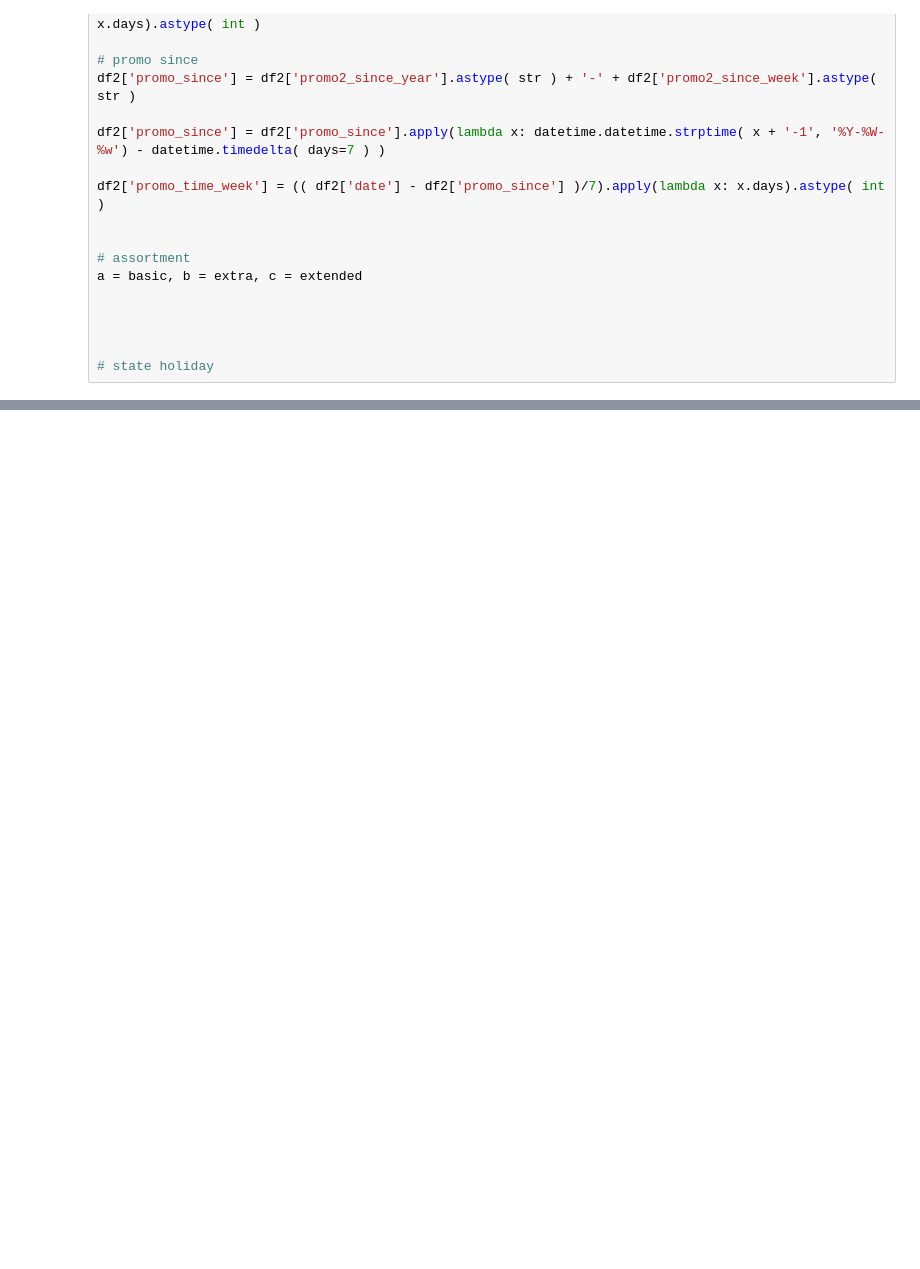
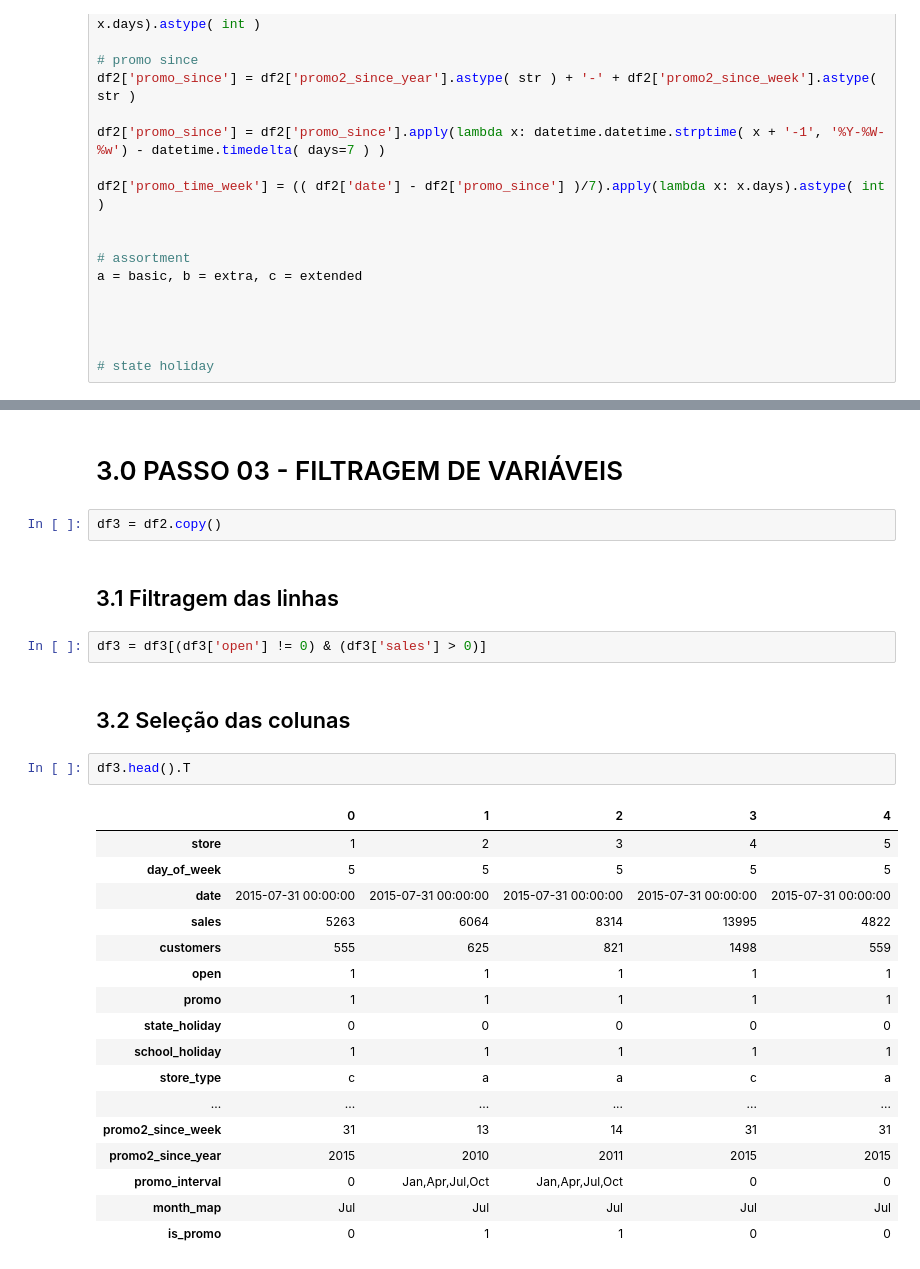
Before and after one commit to laioespinheira/rossmann_sales_prediction, a Jupyter notebook: m03_v01_store_sales_prediction.ipynb, the cells around one changed output, grey strips where cells are left out. Drawn from its saved outputs; the diff is of its cells as text; blank space fills up the shorter version.

Commit message:
add filtragem de variveis

```diff
--- a/m03_v01_store_sales_prediction.ipynb
+++ b/m03_v01_store_sales_prediction.ipynb
@@ -333,0 +316,30 @@ df2.head().T
+# %% [markdown]
+# 3.0 PASSO 03 - FILTRAGEM DE VARIÁVEIS
+# %%
+df3 = df2.copy()
+# %% [markdown]
+## 3.1 Filtragem das linhas
+# %%
+df3 = df3[(df3['open'] != 0) & (df3['sales'] > 0)]
+# %% [markdown]
+## 3.2 Seleção das colunas
+# %%
+df3.head().T
+# %% [output]
+|  | 0 | 1 | 2 | 3 | 4 |
+| store | 1 | 2 | 3 | 4 | 5 |
+| day_of_week | 5 | 5 | 5 | 5 | 5 |
+| date | 2015-07-31 00:00:00 | 2015-07-31 00:00:00 | 2015-07-31 00:00:00 | 2015-07-31 00:00:00 | 2015-07-31 00:00:00 |
+| sales | 5263 | 6064 | 8314 | 13995 | 4822 |
+| customers | 555 | 625 | 821 | 1498 | 559 |
+| open | 1 | 1 | 1 | 1 | 1 |
+| promo | 1 | 1 | 1 | 1 | 1 |
+| state_holiday | 0 | 0 | 0 | 0 | 0 |
+| school_holiday | 1 | 1 | 1 | 1 | 1 |
+| store_type | c | a | a | c | a |
+| ... | ... | ... | ... | ... | ... |
+| promo2_since_week | 31 | 13 | 14 | 31 | 31 |
+| promo2_since_year | 2015 | 2010 | 2011 | 2015 | 2015 |
+| promo_interval | 0 | Jan,Apr,Jul,Oct | Jan,Apr,Jul,Oct | 0 | 0 |
+| month_map | Jul | Jul | Jul | Jul | Jul |
+| is_promo | 0 | 1 | 1 | 0 | 0 |
```
Also changed, not shown: parts of 8 cells of this notebook.
